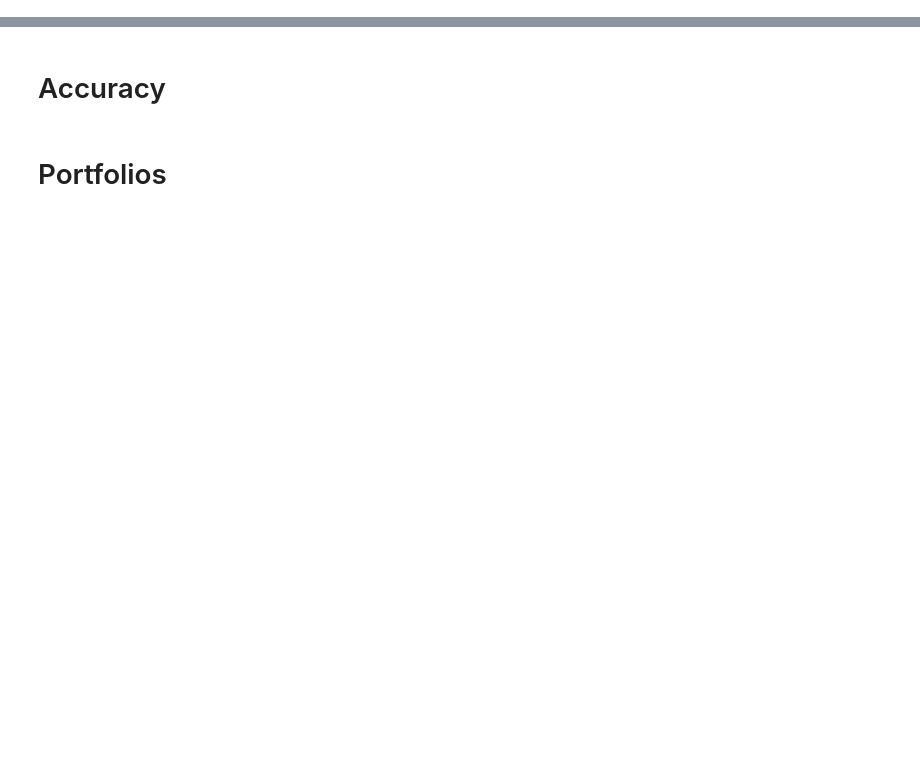
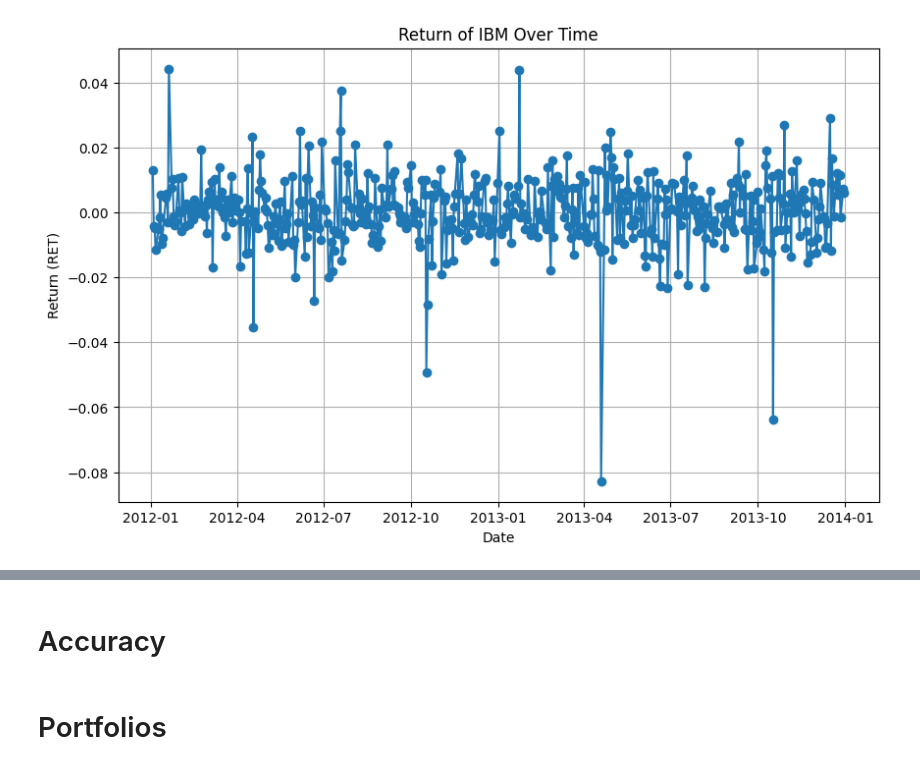
Before and after one commit to Kibitz117/Thesis, a Jupyter notebook: models/rf_model.ipynb, the cells around one changed output, grey strips where cells are left out. Saved outputs shown, nothing was run; the diff lists cells and outputs as text; code cells hidden in the pictures; blank space fills up the shorter version.

```diff
--- a/models/rf_model.ipynb
+++ b/models/rf_model.ipynb
@@ -30,3 +128,17 @@ Reached the end of the dataset.
+# %%
+ibm_subset = df[df['TICKER'] == 'IBM']
+ibm_subset=ibm_subset[ibm_subset['date']>=datetime(2012,1,1)]
+ibm_subset=ibm_subset[ibm_subset['date']<=datetime(2014,1,1)]
+# Plotting RET vs. time for IBM
+plt.figure(figsize=(10, 6))
+plt.plot(ibm_subset['date'], ibm_subset['RET'], marker='o')
+plt.title('Return of IBM Over Time')
+plt.xlabel('Date')
+plt.ylabel('Return (RET)')
+plt.grid(True)
+plt.show()
+# %% [output]
+[figure, added]
 # %%
 from sklearn.ensemble import RandomForestClassifier,RandomForestRegressor
 from sklearn.utils.class_weight import compute_class_weight
```
Also changed, not shown: parts of 12 cells of this notebook, 6 other files.
